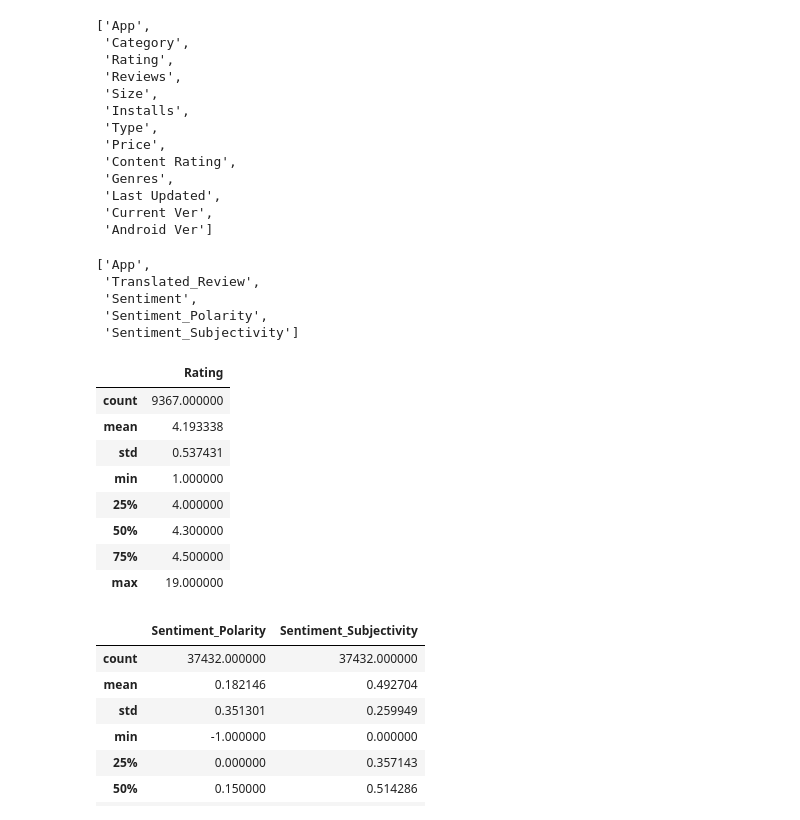
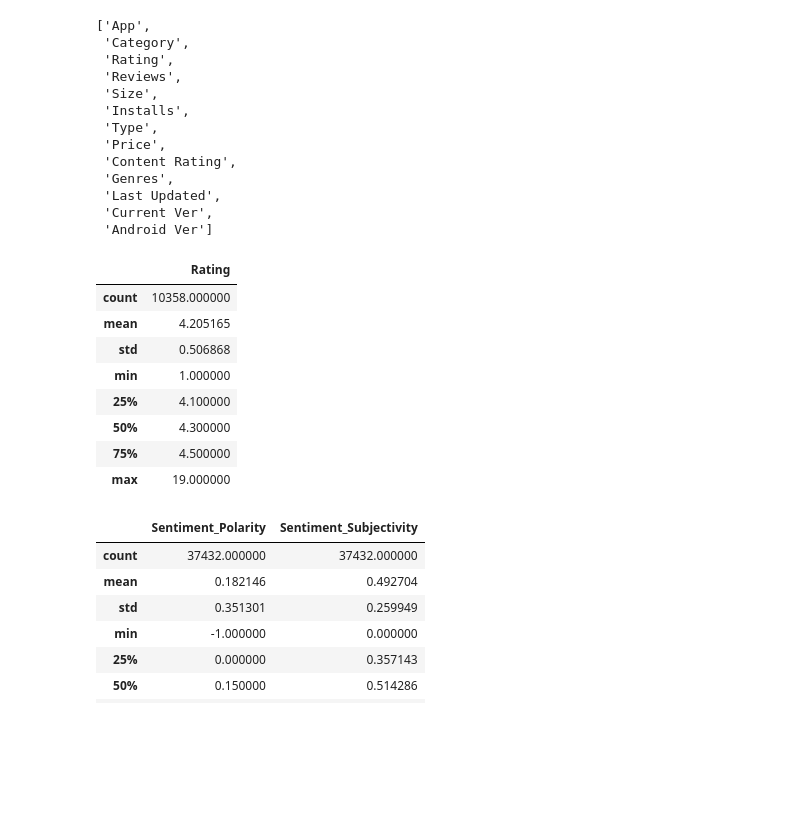
Before and after one commit to sachinwandale1994/Capstone-project, a Jupyter notebook: EDA_on_Play_Store_app_Review_Analysis.ipynb, the cells around one changed output. Cells and saved outputs as stored; diff of their text form; code cells hidden in the pictures; blank space fills up the shorter version.

```diff
--- a/EDA_on_Play_Store_app_Review_Analysis.ipynb
+++ b/EDA_on_Play_Store_app_Review_Analysis.ipynb
@@ -210,0 +233,4 @@ dtype: int64
+# %%
+#Remove Duplicates from Main Database
+main_data_1 = df_data.drop_duplicates() #remove duplicate and save as new database_df1
+main_data_1.shape #shape after removing duplicates
@@ -232,0 +258,5 @@ dtype: int64
+# %%
+# Visualizing the missing values
+# define inpute_median function to fill the null values by using aggragate function like mean,mode,median.
+def inpute_median(series):
+  return series.fillna(series.median())
@@ -232,0 +270,2 @@ dtype: int64
+# %%
+main_data_1.Rating = main_data_1['Rating'].transform(inpute_median)
@@ -260,0 +307,5 @@ df_data.drop([10472], inplace =True)
+# %%
+# fill the missing catagarical values with mode
+main_data_1['Type'].fillna(str(main_data_1['Type'].mode().values[0]), inplace = True)
+main_data_1['Current Ver'].fillna(str(main_data_1['Current Ver'].mode().values[0]), inplace = True)
+main_data_1['Android Ver'].fillna(str(main_data_1['Android Ver'].mode().values[0]), inplace = True)
@@ -281,24 +381,16 @@ list(df_data.columns)
  'Last Updated',
  'Current Ver',
  'Android Ver']
-# %%
-list(df_user_review.columns)
-# %% [output]
-['App',
- 'Translated_Review',
- 'Sentiment',
- 'Sentiment_Polarity',
- 'Sentiment_Subjectivity']
 # %%
 # Dataset Describe
-df_data.describe()
+main_data_1.describe()
 # %% [output]
 |  | Rating |
-| count | 9367.000000 |
-| mean | 4.193338 |
-| std | 0.537431 |
+| count | 10358.000000 |
+| mean | 4.205165 |
+| std | 0.506868 |
 | min | 1.000000 |
-| 25% | 4.000000 |
+| 25% | 4.100000 |
 | 50% | 4.300000 |
 | 75% | 4.500000 |
 | max | 19.000000 |
```
Also changed, not shown: parts of 49 cells of this notebook.
